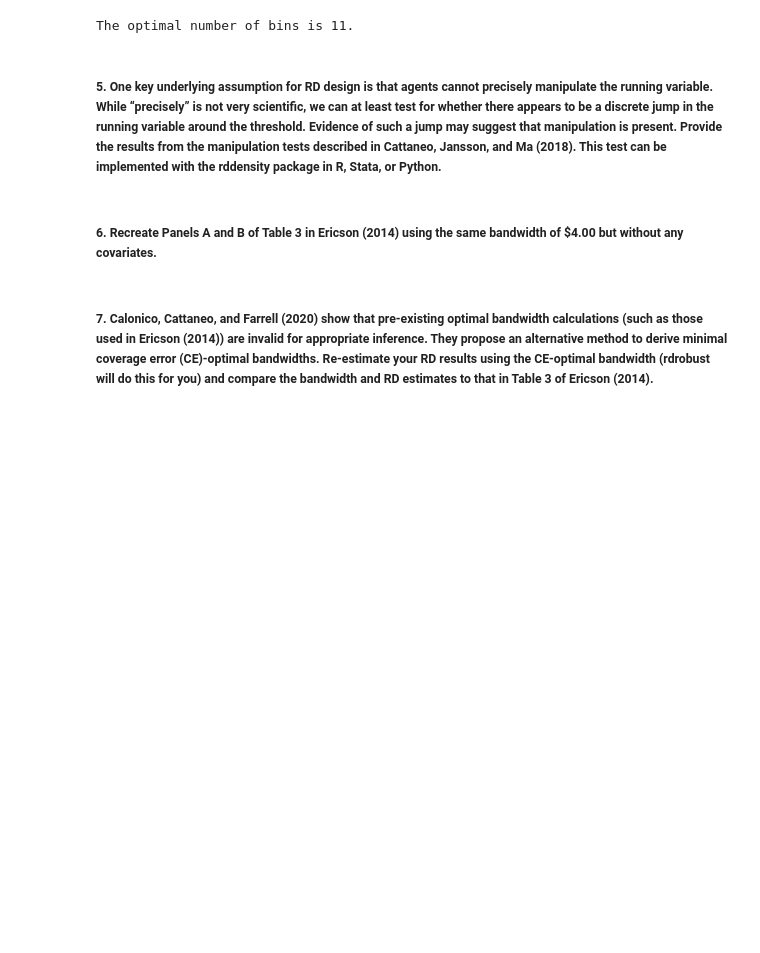
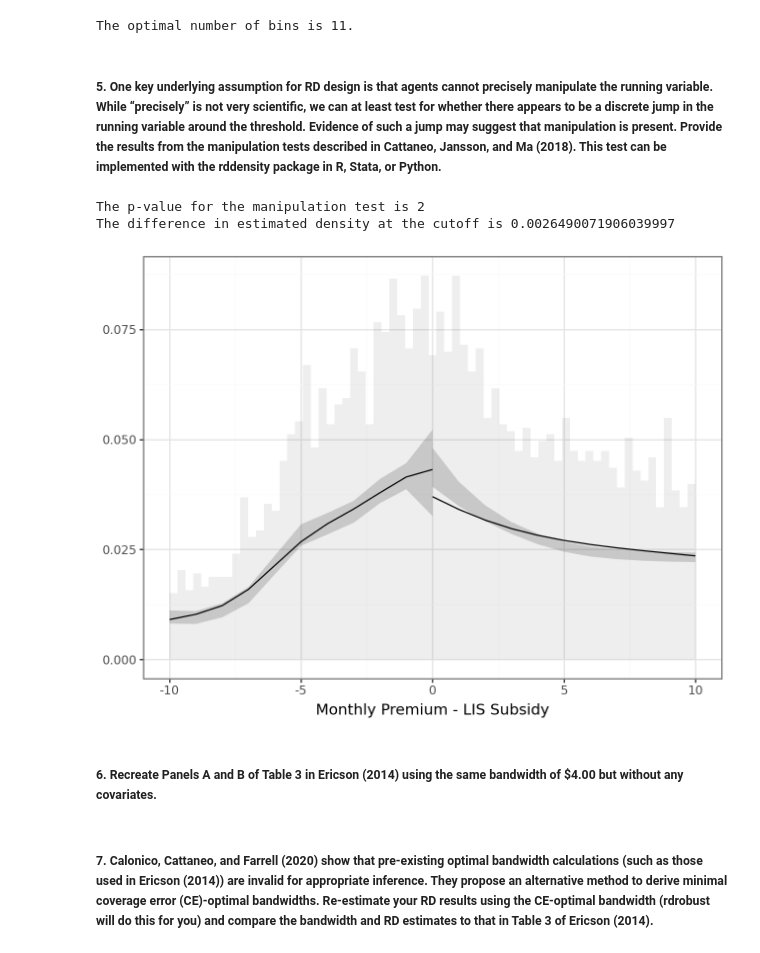
Before and after one commit to michaela-philip/EC771-Empirical-Assignment, a Jupyter notebook: Assignment.ipynb, the cells around one changed output. Drawn from its saved outputs; the diff is of its cells as text; code cells hidden in the pictures; blank space fills up the shorter version.

```diff
--- a/Assignment.ipynb
+++ b/Assignment.ipynb
@@ -165,6 +164,24 @@ print("The optimal number of bins is " + str(n_bins) + ".")
 The optimal number of bins is 11.
 # %% [markdown]
 ##### 5. One key underlying assumption for RD design is that agents cannot precisely manipulate the running variable. While “precisely” is not very scientific, we can at least test for whether there appears to be a discrete jump in the running variable around the threshold. Evidence of such a jump may suggest that manipulation is present. Provide the results from the manipulation tests described in Cattaneo, Jansson, and Ma (2018). This test can be implemented with the rddensity package in R, Stata, or Python.
+# %%
+from rddensity import rddensity, rdplotdensity
+from data_code.load_clean_data import full_data as full_data
+
+rd_test = rddensity(full_data['lis_premium'])
+
+rd_test_pval = rd_test.p
+rd_test_diff = rd_test.hat
+
+print("The p-value for the manipulation test is " + str(rd_test_pval))
+print("The difference in estimated density at the cutoff is " + str((rd_test_diff.right - rd_test_diff.left)))
+
+density_plot = rdplotdensity(rd_test, full_data['lis_premium'], xlabel = 'Monthly Premium - LIS Subsidy', title = 'Manipulation Test', plotRange=[-10,10])
+print(density_plot)
+# %% [output]
+The p-value for the manipulation test is 2
+The difference in estimated density at the cutoff is 0.0026490071906039997
+[figure, added]
 # %% [markdown]
 ##### 6. Recreate Panels A and B of Table 3 in Ericson (2014) using the same bandwidth of $4.00 but without any covariates.
 # %% [markdown]
```
Also changed, not shown: parts of 2 cells of this notebook, 1 other file.
